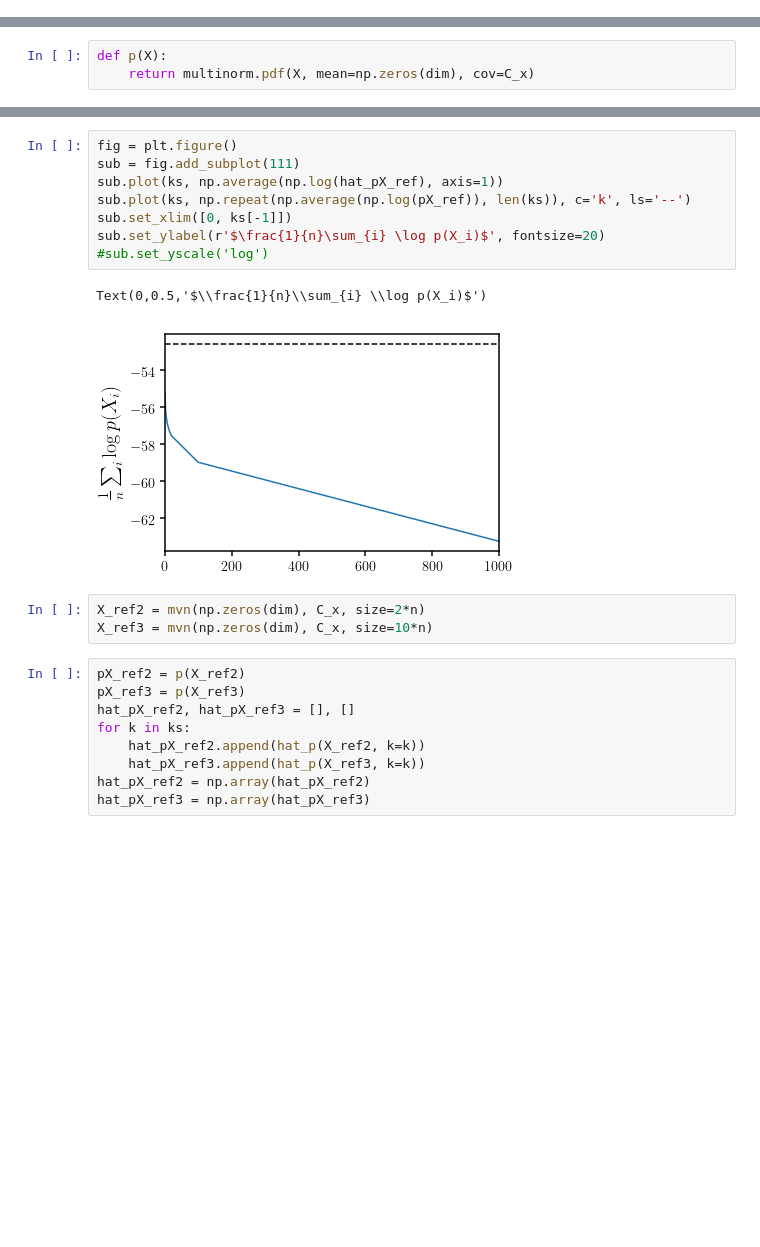
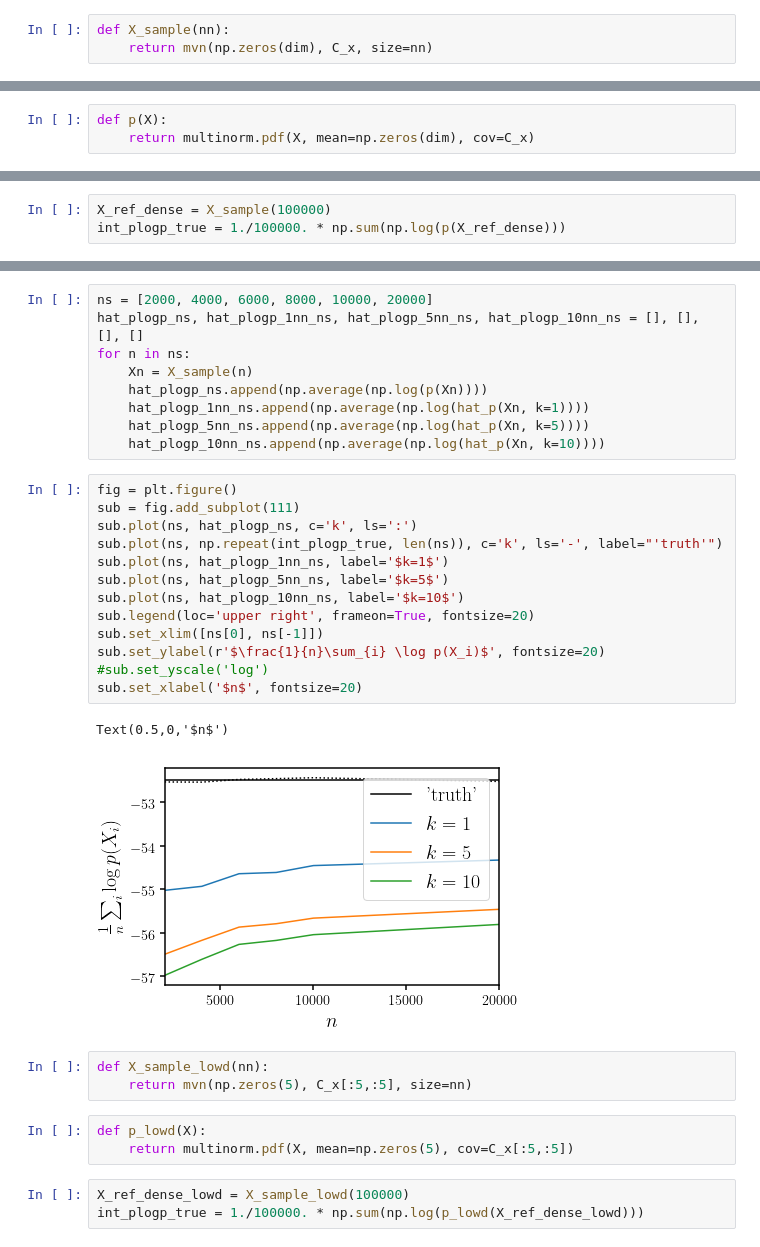
Before and after one commit to changhoonhahn/nonGaussLike, a Jupyter notebook: notebook/local_hat_p_kNN.ipynb, the cells around one changed output, grey strips where cells are left out. Saved outputs shown, nothing was run; the diff lists cells and outputs as text; blank space fills up the shorter version.

```diff
--- a/notebook/local_hat_p_kNN.ipynb
+++ b/notebook/local_hat_p_kNN.ipynb
@@ -38,6 +38,9 @@ print("%i dimensional data with %i samples" % (dim, n))
 X_ref = mvn(np.zeros(dim), C_x, size=n)
 # %% [output]
 37 dimensional data with 2048 samples
+# %%
+def X_sample(nn):
+    return mvn(np.zeros(dim), C_x, size=nn)
 # %%
 def c_1(d):
     return np.pi**(0.5 * float(d)) / Gamma(0.5*float(d)+1)
@@ -57,0 +65,3 @@ def p(X):
+# %%
+X_ref_dense = X_sample(100000)
+int_plogp_true = 1./100000. * np.sum(np.log(p(X_ref_dense)))
@@ -75,23 +92,34 @@ sub.set_yscale('log')
+# %%
+ns = [2000, 4000, 6000, 8000, 10000, 20000]
+hat_plogp_ns, hat_plogp_1nn_ns, hat_plogp_5nn_ns, hat_plogp_10nn_ns = [], [], [], []
+for n in ns:
+    Xn = X_sample(n)
+    hat_plogp_ns.append(np.average(np.log(p(Xn))))
+    hat_plogp_1nn_ns.append(np.average(np.log(hat_p(Xn, k=1))))
+    hat_plogp_5nn_ns.append(np.average(np.log(hat_p(Xn, k=5))))
+    hat_plogp_10nn_ns.append(np.average(np.log(hat_p(Xn, k=10))))
 # %%
 fig = plt.figure()
 sub = fig.add_subplot(111)
-sub.plot(ks, np.average(np.log(hat_pX_ref), axis=1))
-sub.plot(ks, np.repeat(np.average(np.log(pX_ref)), len(ks)), c='k', ls='--')
-sub.set_xlim([0, ks[-1]])
+sub.plot(ns, hat_plogp_ns, c='k', ls=':')
+sub.plot(ns, np.repeat(int_plogp_true, len(ns)), c='k', ls='-', label="'truth'")
+sub.plot(ns, hat_plogp_1nn_ns, label='$k=1$')
+sub.plot(ns, hat_plogp_5nn_ns, label='$k=5$')
+sub.plot(ns, hat_plogp_10nn_ns, label='$k=10$')
+sub.legend(loc='upper right', frameon=True, fontsize=20)
+sub.set_xlim([ns[0], ns[-1]])
 sub.set_ylabel(r'$\frac{1}{n}\sum_{i} \log p(X_i)$', fontsize=20)
 #sub.set_yscale('log')
+sub.set_xlabel('$n$', fontsize=20)
 # %% [output]
-Text(0,0.5,'$\\frac{1}{n}\\sum_{i} \\log p(X_i)$')
+Text(0.5,0,'$n$')
-[figure, old version]
+[figure, new version]
-# %%
-X_ref2 = mvn(np.zeros(dim), C_x, size=2*n)
-X_ref3 = mvn(np.zeros(dim), C_x, size=10*n)
-# %%
-pX_ref2 = p(X_ref2)
-pX_ref3 = p(X_ref3)
-hat_pX_ref2, hat_pX_ref3 = [], []
-for k in ks:
-    hat_pX_ref2.append(hat_p(X_ref2, k=k))
-    hat_pX_ref3.append(hat_p(X_ref3, k=k))
-hat_pX_ref2 = np.array(hat_pX_ref2)
-hat_pX_ref3 = np.array(hat_pX_ref3)
+# %%
+def X_sample_lowd(nn):
+    return mvn(np.zeros(5), C_x[:5,:5], size=nn)
+# %%
+def p_lowd(X):
+    return multinorm.pdf(X, mean=np.zeros(5), cov=C_x[:5,:5])
+# %%
+X_ref_dense_lowd = X_sample_lowd(100000)
+int_plogp_true = 1./100000. * np.sum(np.log(p_lowd(X_ref_dense_lowd)))
```
Also changed, not shown: parts of 12 cells of this notebook, 1 other file.
